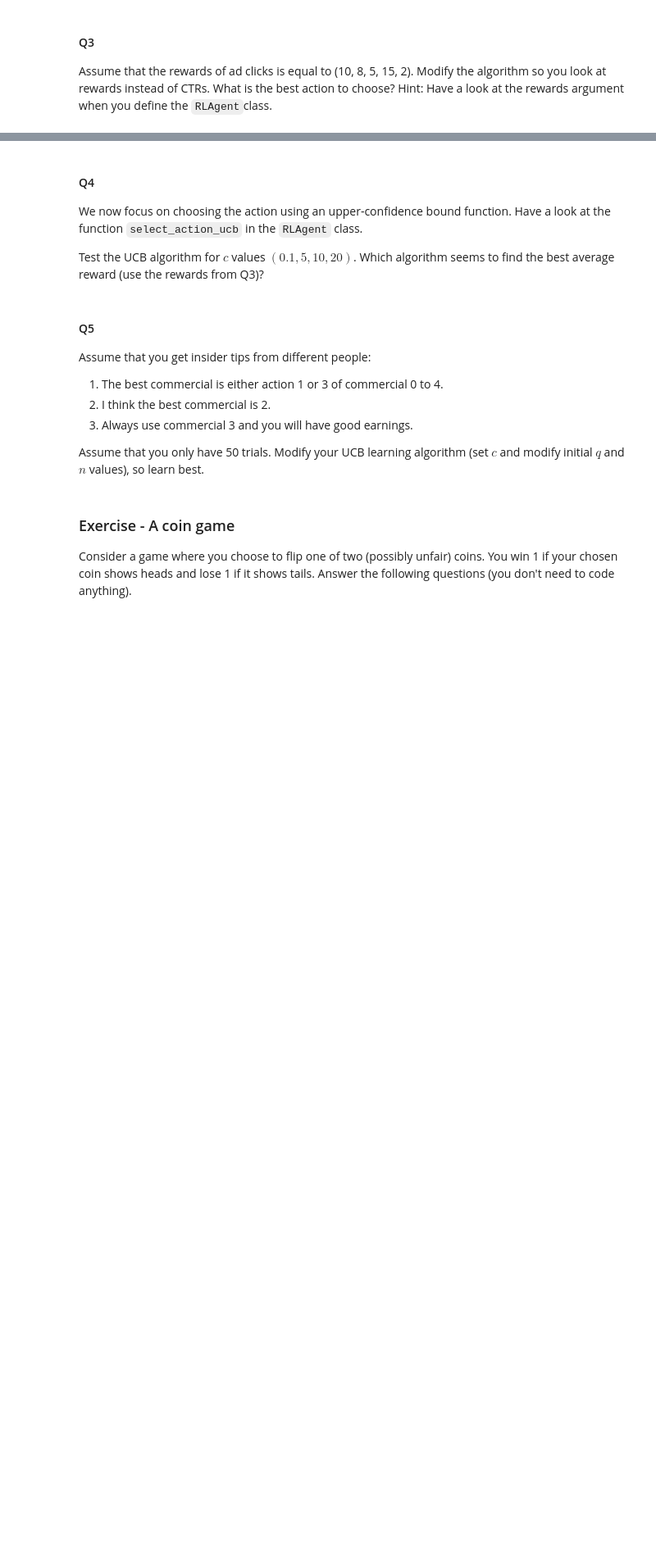
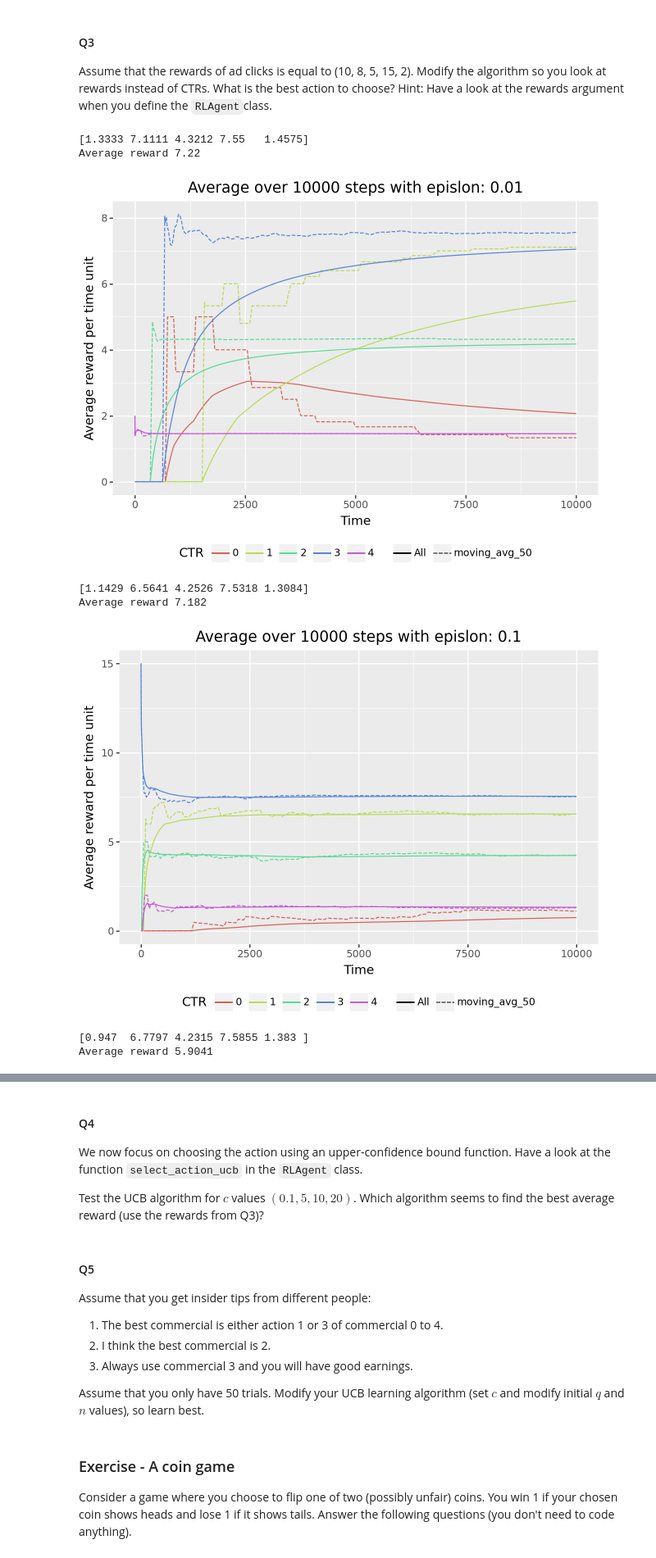
Before and after one commit to simon-mellergaard/RL, a Jupyter notebook: Exercises/05_bandit.ipynb, the cells around one changed output, grey strips where cells are left out. Shown at 82% size. Saved outputs shown, nothing was run; the diff lists cells and outputs as text; code cells hidden in the pictures; blank space fills up the shorter version.

```diff
--- a/Exercises/05_bandit.ipynb
+++ b/Exercises/05_bandit.ipynb
@@ -798,0 +900,34 @@ Assume that the rewards of ad clicks is equal to (10, 8, 5, 15, 2). Modify the a
+# %%
+## Your solution here
+
+random.seed(327)
+np.random.seed(327)
+
+env = RLAdEnv(rewards=[10, 8, 5, 15, 2])
+results = test_eg_with_plot(env, 0.01)
+print(results['q'])
+print(f'Average reward {results['avg_reward']}')
+results['plt'].show()
+
+env = RLAdEnv(rewards=[10, 8, 5, 15, 2])
+results = test_eg_with_plot(env, 0.1)
+print(results['q'])
+print(f'Average reward {results['avg_reward']}')
+results['plt'].show()
+
+
+
+env = RLAdEnv(rewards=[10, 8, 5, 15, 2])
+results = test_eg_with_plot(env, 0.5)
+print(results['q'])
+print(f'Average reward {results['avg_reward']}')
+results['plt'].show()
+# %% [output]
+[1.3333 7.1111 4.3212 7.55   1.4575]
+Average reward 7.22
+[figure, added]
+[1.1429 6.5641 4.2526 7.5318 1.3084]
+Average reward 7.182
+[figure, added]
+[0.947  6.7797 4.2315 7.5855 1.383 ]
+Average reward 5.9041
```
Also changed, not shown: parts of 9 cells of this notebook.
